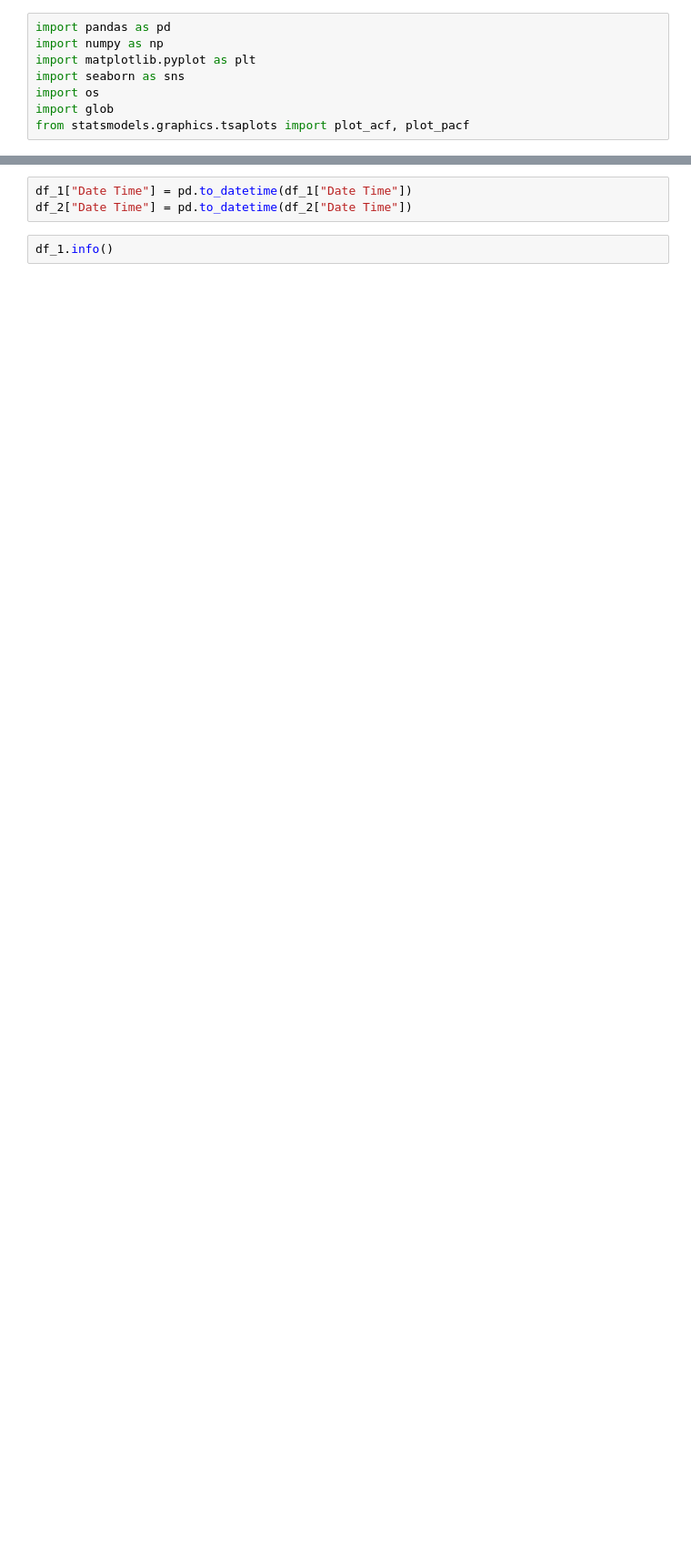
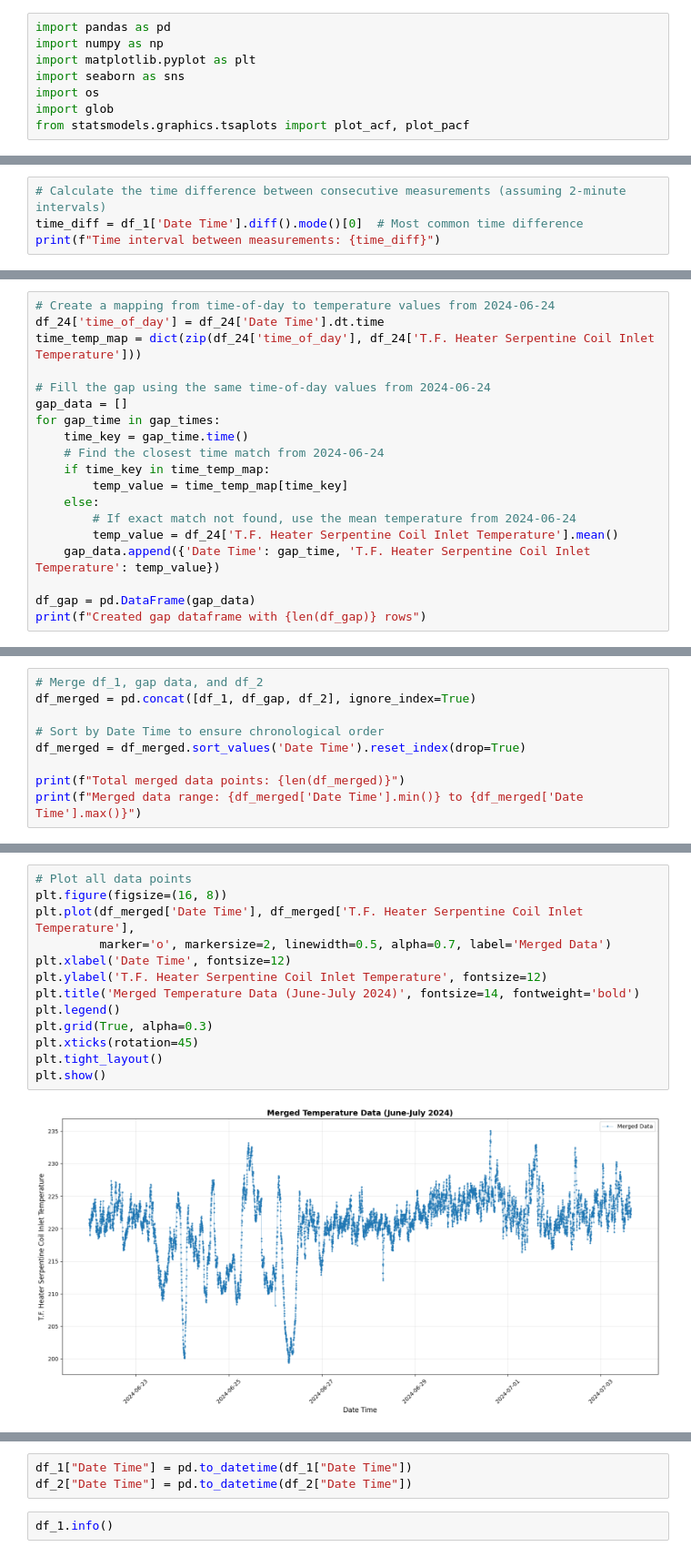
Before and after one commit to Nipuna-Tennakoon/AI-Development-for-Biomass-Heaters, a Jupyter notebook: data_cleaning/eda_jun_jul.ipynb, the cells around one changed output, grey strips where cells are left out. Shown at 91% size. Cells and saved outputs as stored; diff of their text form; blank space fills up the shorter version.

Commit message:
jun_july merged for sampling

```diff
--- a/data_cleaning/eda_jun_jul.ipynb
+++ b/data_cleaning/eda_jun_jul.ipynb
@@ -13,0 +79,4 @@ df_2 = df_2.drop(0,axis=0)
+# %%
+# Calculate the time difference between consecutive measurements (assuming 2-minute intervals)
+time_diff = df_1['Date Time'].diff().mode()[0]  # Most common time difference
+print(f"Time interval between measurements: {time_diff}")
@@ -13,0 +97,19 @@ df_2 = df_2.drop(0,axis=0)
+# %%
+# Create a mapping from time-of-day to temperature values from 2024-06-24
+df_24['time_of_day'] = df_24['Date Time'].dt.time
+time_temp_map = dict(zip(df_24['time_of_day'], df_24['T.F. Heater Serpentine Coil Inlet Temperature']))
+
+# Fill the gap using the same time-of-day values from 2024-06-24
+gap_data = []
+for gap_time in gap_times:
+    time_key = gap_time.time()
+    # Find the closest time match from 2024-06-24
+    if time_key in time_temp_map:
+        temp_value = time_temp_map[time_key]
+    else:
+        # If exact match not found, use the mean temperature from 2024-06-24
+        temp_value = df_24['T.F. Heater Serpentine Coil Inlet Temperature'].mean()
+    gap_data.append({'Date Time': gap_time, 'T.F. Heater Serpentine Coil Inlet Temperature': temp_value})
+
+df_gap = pd.DataFrame(gap_data)
+print(f"Created gap dataframe with {len(df_gap)} rows")
@@ -13,0 +118,9 @@ df_2 = df_2.drop(0,axis=0)
+# %%
+# Merge df_1, gap data, and df_2
+df_merged = pd.concat([df_1, df_gap, df_2], ignore_index=True)
+
+# Sort by Date Time to ensure chronological order
+df_merged = df_merged.sort_values('Date Time').reset_index(drop=True)
+
+print(f"Total merged data points: {len(df_merged)}")
+print(f"Merged data range: {df_merged['Date Time'].min()} to {df_merged['Date Time'].max()}")
@@ -13,0 +130,15 @@ df_2 = df_2.drop(0,axis=0)
+# %%
+# Plot all data points
+plt.figure(figsize=(16, 8))
+plt.plot(df_merged['Date Time'], df_merged['T.F. Heater Serpentine Coil Inlet Temperature'],
+         marker='o', markersize=2, linewidth=0.5, alpha=0.7, label='Merged Data')
+plt.xlabel('Date Time', fontsize=12)
+plt.ylabel('T.F. Heater Serpentine Coil Inlet Temperature', fontsize=12)
+plt.title('Merged Temperature Data (June-July 2024)', fontsize=14, fontweight='bold')
+plt.legend()
+plt.grid(True, alpha=0.3)
+plt.xticks(rotation=45)
+plt.tight_layout()
+plt.show()
+# %% [output]
+[figure, added]
```
Also changed, not shown: parts of 28 cells of this notebook, 8 other files.
